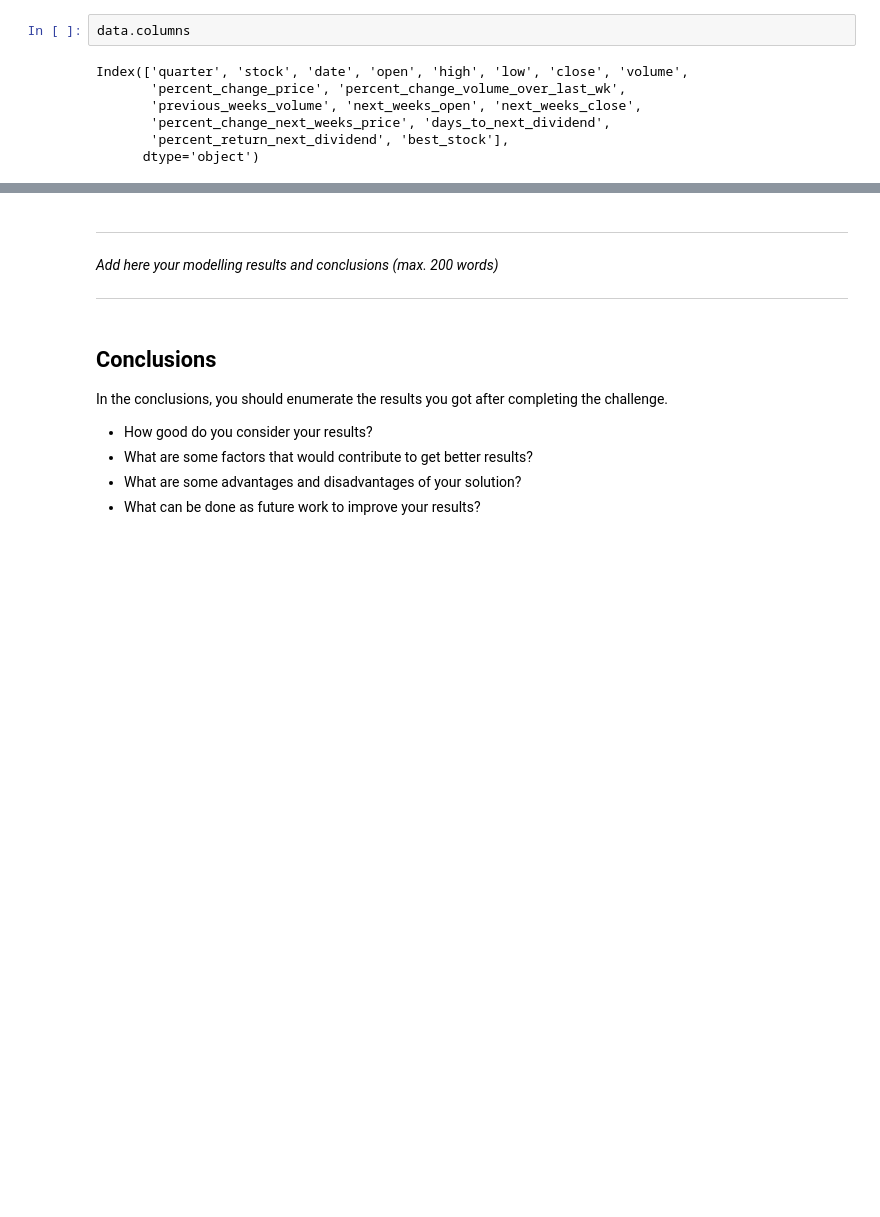
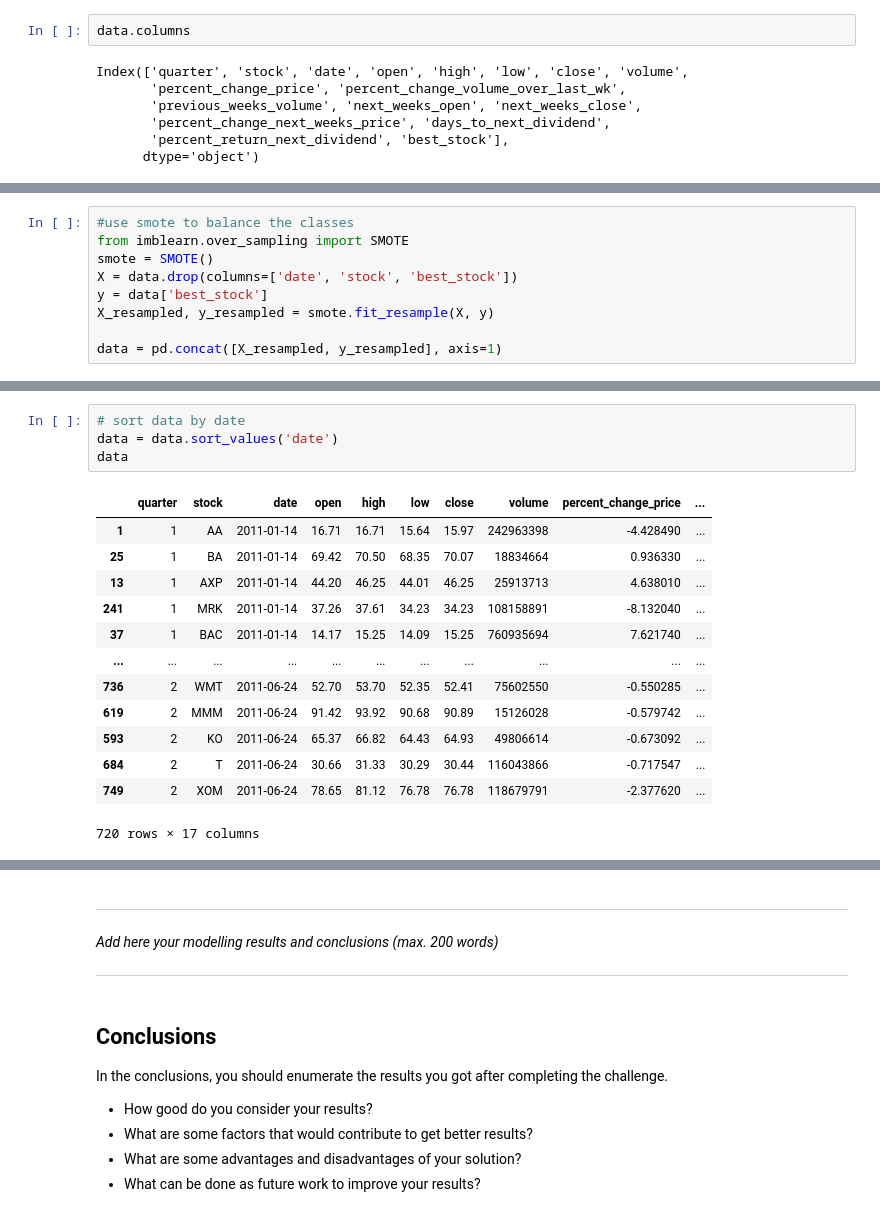
Before and after one commit to jsgalvao/DSU-Recruitment-Challenges, a Jupyter notebook: template.ipynb, the cells around one changed output, grey strips where cells are left out. Cells and saved outputs as stored; diff of their text form; blank space fills up the shorter version.

```diff
--- a/template.ipynb
+++ b/template.ipynb
@@ -230,3 +671,12 @@ X_train, X_test, y_train, y_test = train_test_split(X, y, test_size=0.2, random_
+# %%
+#use smote to balance the classes
+from imblearn.over_sampling import SMOTE
+smote = SMOTE()
+X = data.drop(columns=['date', 'stock', 'best_stock'])
+y = data['best_stock']
+X_resampled, y_resampled = smote.fit_resample(X, y)
+
+data = pd.concat([X_resampled, y_resampled], axis=1)
 # %%
 model = RandomForestClassifier()
 model.fit(X_train, y_train)
@@ -247,0 +767,18 @@ accuracy_score(y_test, y_pred)
+# %%
+# sort data by date
+data = data.sort_values('date')
+data
+# %% [output]
+|  | quarter | stock | date | open | high | low | close | volume | percent_change_price | ... |
+| 1 | 1 | AA | 2011-01-14 | 16.71 | 16.71 | 15.64 | 15.97 | 242963398 | -4.428490 | ... |
+| 25 | 1 | BA | 2011-01-14 | 69.42 | 70.50 | 68.35 | 70.07 | 18834664 | 0.936330 | ... |
+| 13 | 1 | AXP | 2011-01-14 | 44.20 | 46.25 | 44.01 | 46.25 | 25913713 | 4.638010 | ... |
+| 241 | 1 | MRK | 2011-01-14 | 37.26 | 37.61 | 34.23 | 34.23 | 108158891 | -8.132040 | ... |
+| 37 | 1 | BAC | 2011-01-14 | 14.17 | 15.25 | 14.09 | 15.25 | 760935694 | 7.621740 | ... |
+| ... | ... | ... | ... | ... | ... | ... | ... | ... | ... | ... |
+| 736 | 2 | WMT | 2011-06-24 | 52.70 | 53.70 | 52.35 | 52.41 | 75602550 | -0.550285 | ... |
+| 619 | 2 | MMM | 2011-06-24 | 91.42 | 93.92 | 90.68 | 90.89 | 15126028 | -0.579742 | ... |
+| 593 | 2 | KO | 2011-06-24 | 65.37 | 66.82 | 64.43 | 64.93 | 49806614 | -0.673092 | ... |
+| 684 | 2 | T | 2011-06-24 | 30.66 | 31.33 | 30.29 | 30.44 | 116043866 | -0.717547 | ... |
+| 749 | 2 | XOM | 2011-06-24 | 78.65 | 81.12 | 76.78 | 76.78 | 118679791 | -2.377620 | ... |
+720 rows × 17 columns
```
Also changed, not shown: parts of 76 cells of this notebook.
